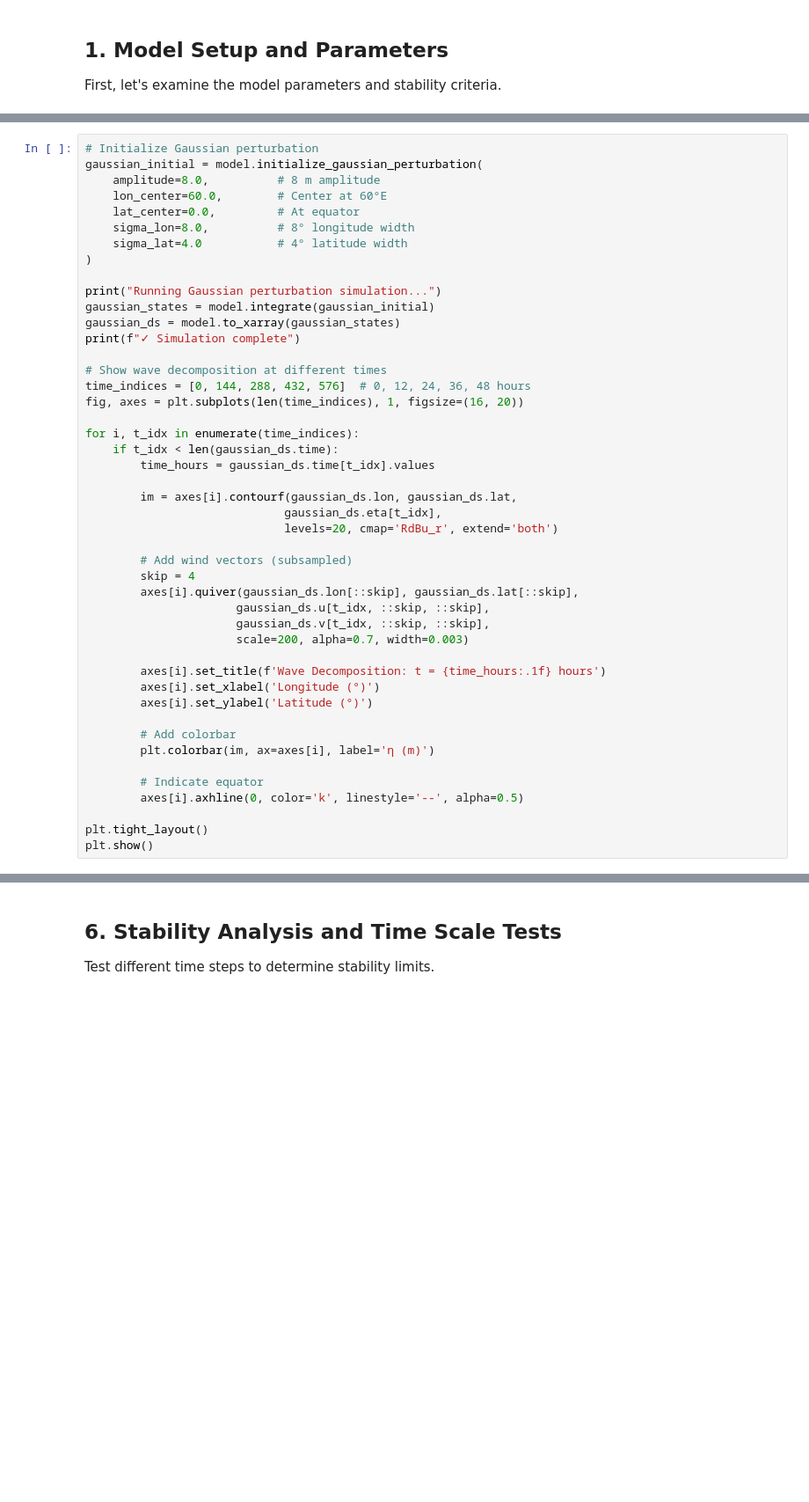
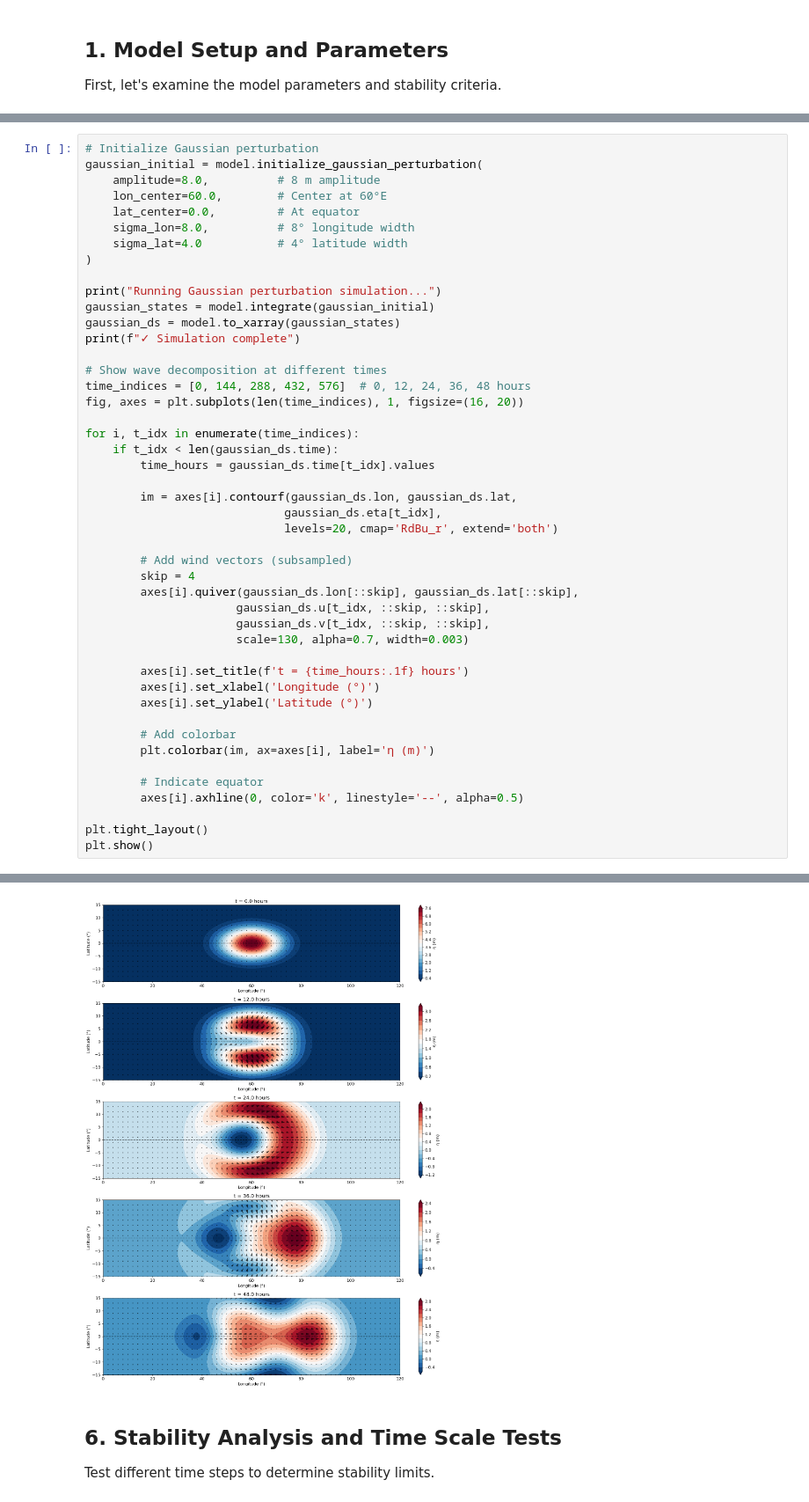
Before and after one commit to eldavenport/matsuno-model, a Jupyter notebook: matsuno_examples.ipynb, the cells around one changed output, grey strips where cells are left out. Shown at 88% size. Cells and saved outputs as stored; diff of their text form; blank space fills up the shorter version.

```diff
--- a/matsuno_examples.ipynb
+++ b/matsuno_examples.ipynb
@@ -301,9 +311,9 @@ for i, t_idx in enumerate(time_indices):
         axes[i].quiver(gaussian_ds.lon[::skip], gaussian_ds.lat[::skip],
                       gaussian_ds.u[t_idx, ::skip, ::skip],
                       gaussian_ds.v[t_idx, ::skip, ::skip],
-                      scale=200, alpha=0.7, width=0.003)
+                      scale=130, alpha=0.7, width=0.003)
 
-        axes[i].set_title(f'Wave Decomposition: t = {time_hours:.1f} hours')
+        axes[i].set_title(f't = {time_hours:.1f} hours')
         axes[i].set_xlabel('Longitude (°)')
         axes[i].set_ylabel('Latitude (°)')
 
@@ -315,3 +325,4 @@ for i, t_idx in enumerate(time_indices):
 
 plt.tight_layout()
 plt.show()
+# %% [output]
@@ -318,3 +331,4 @@ plt.show()
+[figure, added]
 # %% [markdown]
 ## 6. Stability Analysis and Time Scale Tests
 
```
Also changed, not shown: parts of 13 cells of this notebook.
